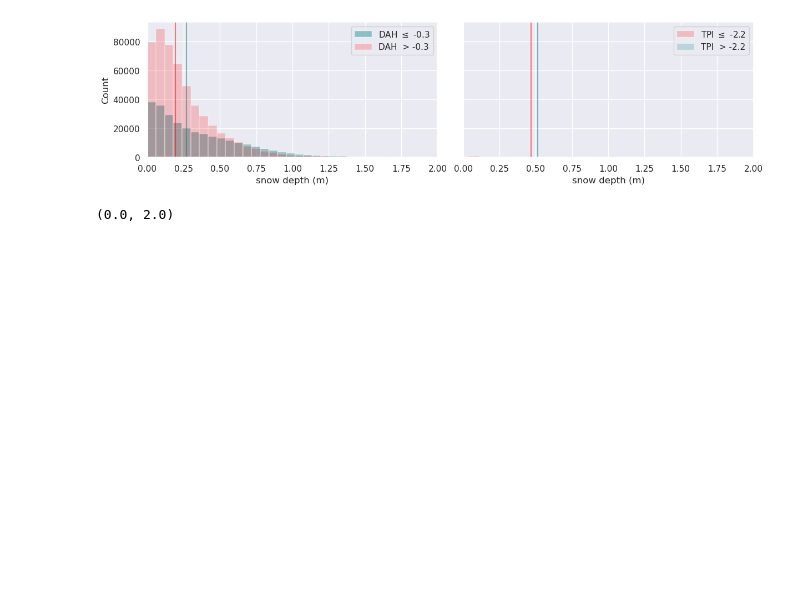
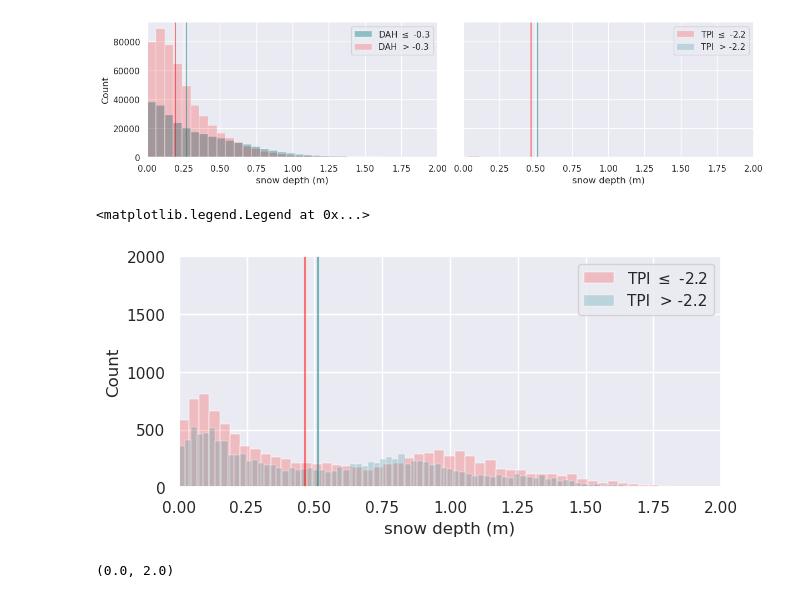
Before and after one commit to cassielumbrazo/NCALM_raster_analysis, a Jupyter notebook: random_forest/AllSites_RandomForest_6.ipynb, the cells around one changed output. Drawn from its saved outputs; the diff is of its cells as text; code cells hidden in the pictures; blank space fills up the shorter version.

```diff
--- a/random_forest/AllSites_RandomForest_6.ipynb
+++ b/random_forest/AllSites_RandomForest_6.ipynb
@@ -170,6 +170,26 @@ axes[1].set_xlim([0, 2])
 # %% [output]
 (0.0, 2.0)
 [figure]
+# %%
+# Figure for all random forest results
+# Bin 1, Row 2
+plt.rcParams['figure.figsize'] = [7,3] #overriding size
+# TPI
+sns.histplot(data=bin1_rl, bins=100, color=color_less, label='TPI $\leq$ -2.2', alpha=.2)
+plt.axvline(x=bin1_rl.median(),  color=color_less, alpha=.5)
+
+sns.histplot(data=bin1_rr, bins=100, color=color_more, label='TPI  > -2.2', alpha=.2)
+plt.axvline(x=bin1_rr.median(),  color=color_more, alpha=.5)
+
+# plt.title('Bin 1 Row 1 \nDCE at 6.5')
+plt.ylim([0,2000])
+plt.xlim([0,2])
+
+plt.xlabel('snow depth (m)')
+plt.legend()
+# %% [output]
+<matplotlib.legend.Legend at 0x...>
+[figure, added]
 # %%
 # Figure for all random forest results
 # Bin 1, Row 3
```
Also changed, not shown: parts of 2 cells of this notebook, 3 other files.
